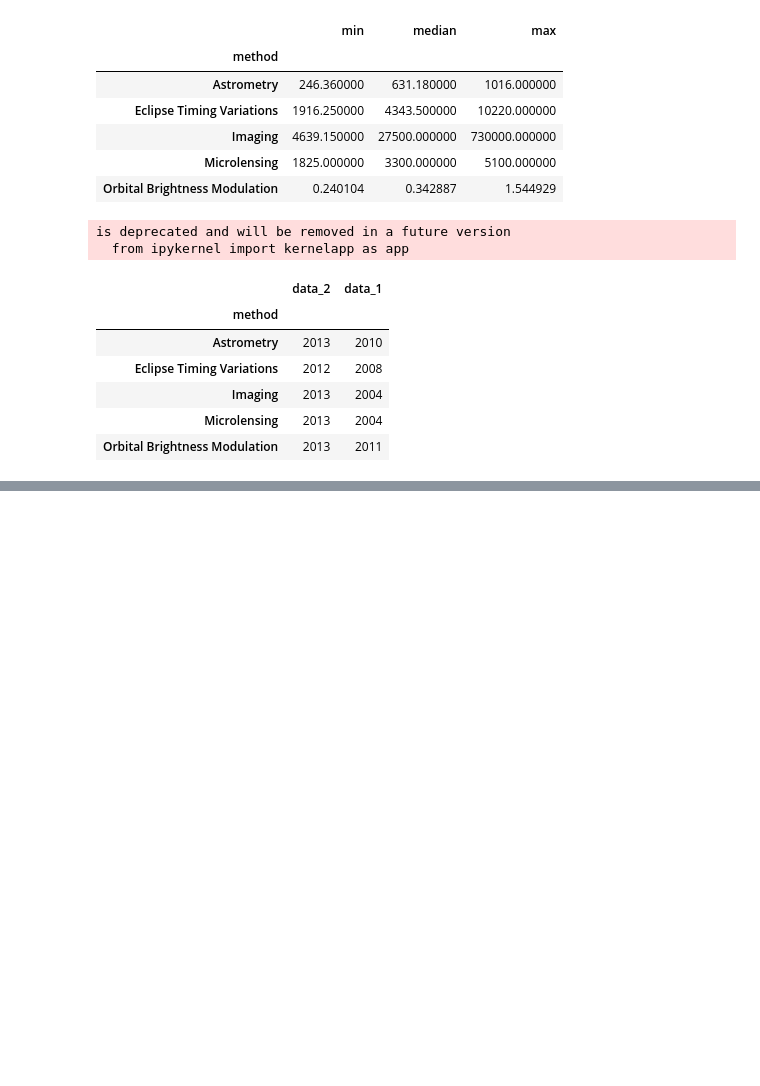
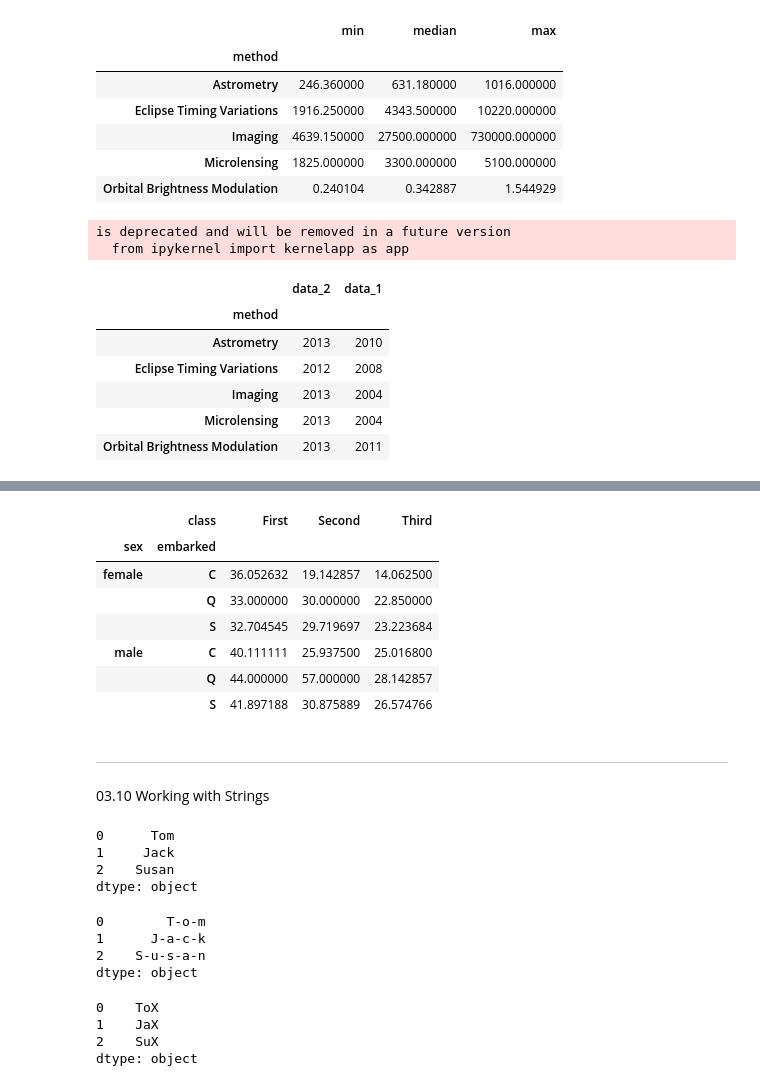
Before and after one commit to Asav7/DS_Sandbox, a Jupyter notebook: Python Data Science Handbook Notes/Python Data Science Handbook Notes.ipynb, the cells around one changed output, grey strips where cells are left out. Cells and saved outputs as stored; diff of their text form; code cells hidden in the pictures; blank space fills up the shorter version.

```diff
--- a/Python Data Science Handbook Notes.ipynb
+++ b/Python Data Science Handbook Notes/Python Data Science Handbook Notes.ipynb
@@ -710,0 +720,14 @@ is deprecated and will be removed in a future version
+# %%
+titanic.pivot_table('age', index=['sex', 'embarked'], aggfunc='mean', columns='class')
+# %% [output]
+|  | class | First | Second | Third |
+| sex | embarked |  |  |  |
+| female | C | 36.052632 | 19.142857 | 14.062500 |
+|  | Q | 33.000000 | 30.000000 | 22.850000 |
+|  | S | 32.704545 | 29.719697 | 23.223684 |
+| male | C | 40.111111 | 25.937500 | 25.016800 |
+|  | Q | 44.000000 | 57.000000 | 28.142857 |
+|  | S | 41.897188 | 30.875889 | 26.574766 |
+# %% [markdown]
+---
+03.10 Working with Strings
@@ -710,0 +736,22 @@ is deprecated and will be removed in a future version
+# %%
+names = names.str.capitalize()
+names
+# %% [output]
+0      Tom
+1     Jack
+2    Susan
+dtype: object
+# %%
+names.str.join('-')
+# %% [output]
+0        T-o-m
+1      J-a-c-k
+2    S-u-s-a-n
+dtype: object
+# %%
+names.str.slice_replace(2, None, "X")
+# %% [output]
+0    ToX
+1    JaX
+2    SuX
+dtype: object
```
Also changed, not shown: parts of 6 cells of this notebook, 2 other files.
